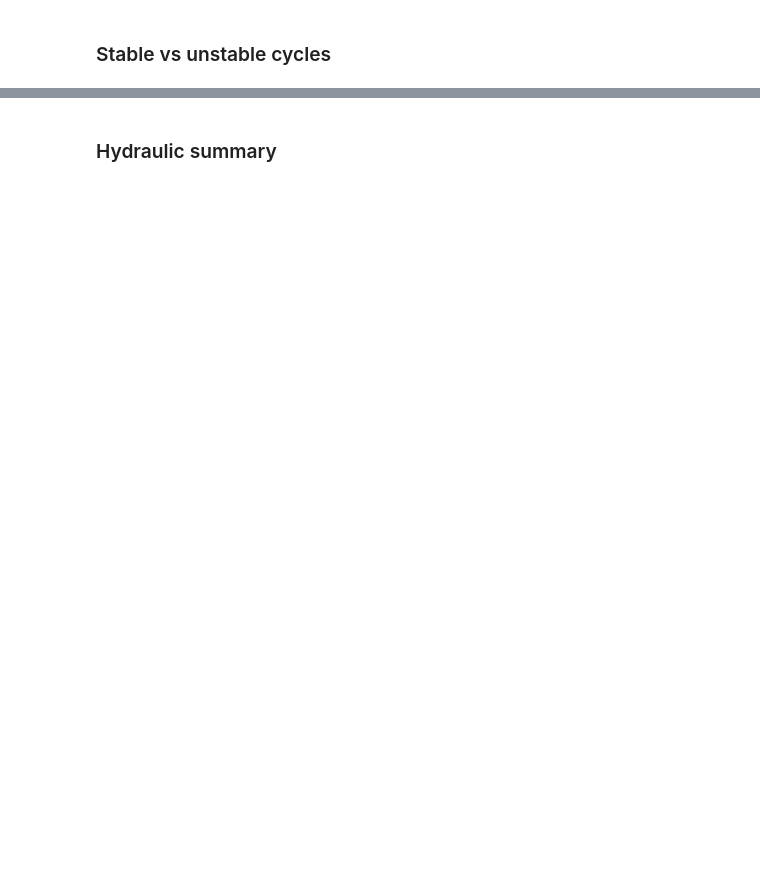
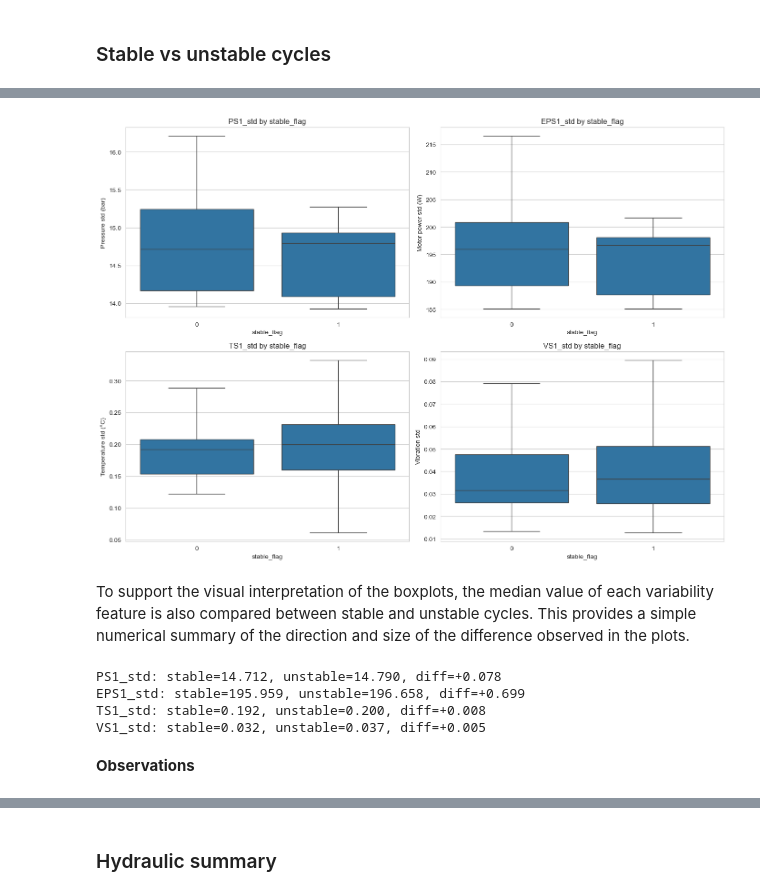
Before and after one commit to Vanya2307/Predictive-Maintenance-Fluid-Systems, a Jupyter notebook: notebooks/02_exploratory_data_analysis.ipynb, the cells around one changed output, grey strips where cells are left out. Cells and saved outputs as stored; diff of their text form; code cells hidden in the pictures; blank space fills up the shorter version.

```diff
--- a/notebooks/02_exploratory_data_analysis.ipynb
+++ b/notebooks/02_exploratory_data_analysis.ipynb
@@ -672,0 +733,37 @@ Overall, the pump-leakage comparison provides moderate evidence that the enginee
+# %%
+fig, axes = plt.subplots(2, 2, figsize=(14, 10))
+axes = axes.flatten()
+
+std_features = [
+    ('PS1_std', 'Pressure std (bar)'),
+    ('EPS1_std', 'Motor power std (W)'),
+    ('TS1_std', 'Temperature std (°C)'),
+    ('VS1_std', 'Vibration std'),
+]
+
+for i, (feature, ylabel) in enumerate(std_features):
+    sns.boxplot(
+        data=hydraulics, x='stable_flag', y=feature, ax=axes[i],
+        showfliers=False
+    )
+    axes[i].set_title(f'{feature} by stable_flag')
+    axes[i].set_xlabel('stable_flag')
+    axes[i].set_ylabel(ylabel)
+
+plt.tight_layout()
+plt.show()
+# %% [output]
+[figure, added]
+# %% [markdown]
+To support the visual interpretation of the boxplots, the median value of each variability feature is also compared between stable and unstable cycles. This provides a simple numerical summary of the direction and size of the difference observed in the plots.
+# %%
+for feature in ['PS1_std', 'EPS1_std', 'TS1_std', 'VS1_std']:
+    medians = hydraulics.groupby('stable_flag')[feature].median()
+    print(f"{feature}: stable={medians[0]:.3f}, unstable={medians[1]:.3f}, diff={medians[1]-medians[0]:+.3f}")
+# %% [output]
+PS1_std: stable=14.712, unstable=14.790, diff=+0.078
+EPS1_std: stable=195.959, unstable=196.658, diff=+0.699
+TS1_std: stable=0.192, unstable=0.200, diff=+0.008
+VS1_std: stable=0.032, unstable=0.037, diff=+0.005
+# %% [markdown]
+**Observations**
```
Also changed, not shown: parts of 22 cells of this notebook, 1 other file.
